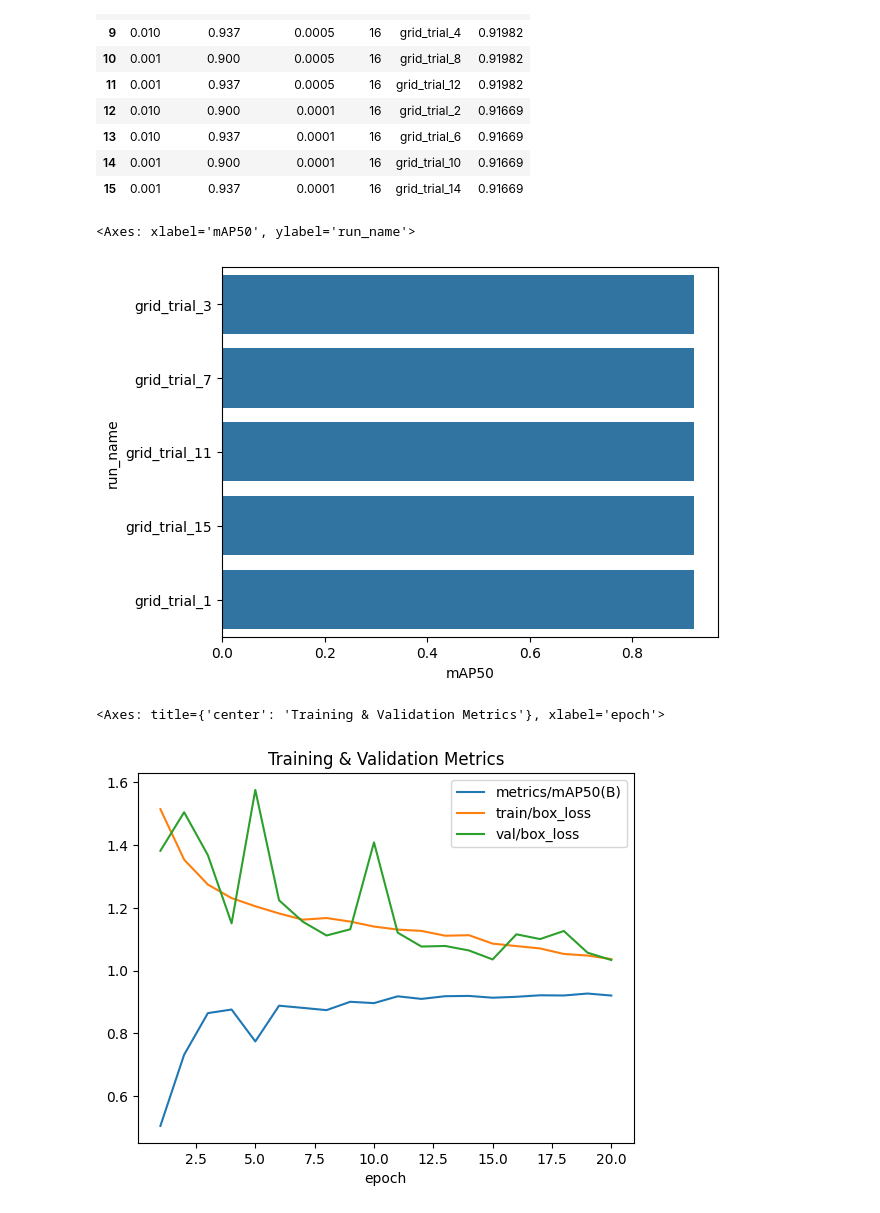
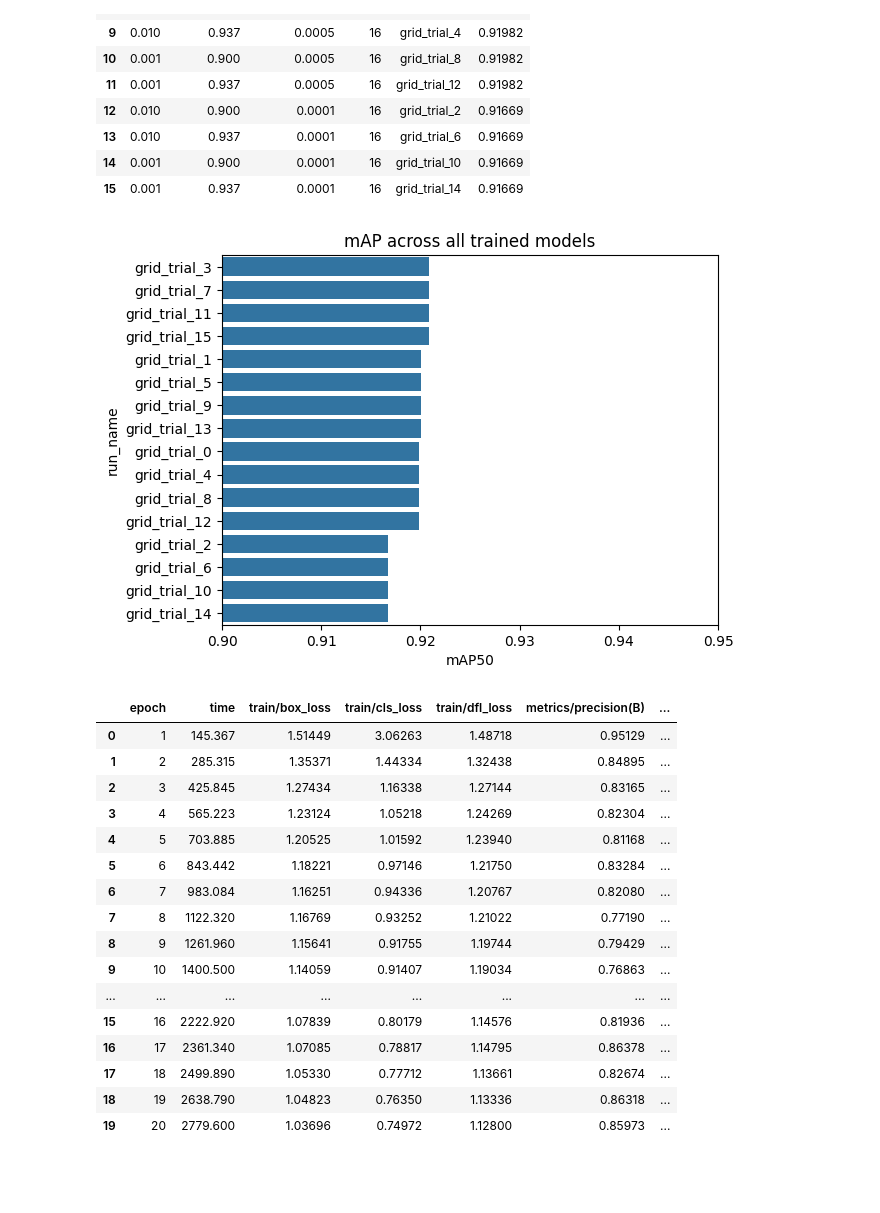
Before and after one commit to KacperTurek/Cerebre-recruitment-task, a Jupyter notebook: notebooks/03_model_evaluation.ipynb, the cells around one changed output. Saved outputs shown, nothing was run; the diff lists cells and outputs as text; code cells hidden in the pictures; blank space fills up the shorter version.

Commit message:
updated model evaluation notebook

```diff
--- a/notebooks/03_model_evaluation.ipynb
+++ b/notebooks/03_model_evaluation.ipynb
@@ -25,13 +26,32 @@ results_df.sort_values(by="mAP50", ascending=False)
 | 14 | 0.001 | 0.900 | 0.0001 | 16 | grid_trial_10 | 0.91669 |
 | 15 | 0.001 | 0.937 | 0.0001 | 16 | grid_trial_14 | 0.91669 |
 # %%
-sns.barplot(x="mAP50", y="run_name", data=results_df.sort_values(by="mAP50", ascending=False).head(5))
+fig, ax = plt.subplots()
+sns.barplot(x="mAP50", y="run_name", ax=ax, data=results_df.sort_values(by="mAP50", ascending=False))
+ax.set_xlim(0.9, 0.95)
+plt.title("mAP across all trained models")
+plt.savefig(f'../images/all_models_map50.png')
+plt.show()
 # %% [output]
-<Axes: xlabel='mAP50', ylabel='run_name'>
-[figure, old version]
+[figure, new version]
 # %%
 df = pd.read_csv("grid_search_yolov8/grid_trial_3/results.csv")
-df[["epoch", "metrics/mAP50(B)", "train/box_loss", "val/box_loss"]].plot(x="epoch", title="Training & Validation Metrics")
+df
 # %% [output]
-<Axes: title={'center': 'Training & Validation Metrics'}, xlabel='epoch'>
-[figure, removed]
+|  | epoch | time | train/box_loss | train/cls_loss | train/dfl_loss | metrics/precision(B) | ... |
+| 0 | 1 | 145.367 | 1.51449 | 3.06263 | 1.48718 | 0.95129 | ... |
+| 1 | 2 | 285.315 | 1.35371 | 1.44334 | 1.32438 | 0.84895 | ... |
+| 2 | 3 | 425.845 | 1.27434 | 1.16338 | 1.27144 | 0.83165 | ... |
+| 3 | 4 | 565.223 | 1.23124 | 1.05218 | 1.24269 | 0.82304 | ... |
+| 4 | 5 | 703.885 | 1.20525 | 1.01592 | 1.23940 | 0.81168 | ... |
+| 5 | 6 | 843.442 | 1.18221 | 0.97146 | 1.21750 | 0.83284 | ... |
+| 6 | 7 | 983.084 | 1.16251 | 0.94336 | 1.20767 | 0.82080 | ... |
+| 7 | 8 | 1122.320 | 1.16769 | 0.93252 | 1.21022 | 0.77190 | ... |
+| 8 | 9 | 1261.960 | 1.15641 | 0.91755 | 1.19744 | 0.79429 | ... |
+| 9 | 10 | 1400.500 | 1.14059 | 0.91407 | 1.19034 | 0.76863 | ... |
+| ... | ... | ... | ... | ... | ... | ... | ... |
+| 15 | 16 | 2222.920 | 1.07839 | 0.80179 | 1.14576 | 0.81936 | ... |
+| 16 | 17 | 2361.340 | 1.07085 | 0.78817 | 1.14795 | 0.86378 | ... |
+| 17 | 18 | 2499.890 | 1.05330 | 0.77712 | 1.13661 | 0.82674 | ... |
+| 18 | 19 | 2638.790 | 1.04823 | 0.76350 | 1.13336 | 0.86318 | ... |
+| 19 | 20 | 2779.600 | 1.03696 | 0.74972 | 1.12800 | 0.85973 | ... |
```
Also changed, not shown: parts of 6 cells of this notebook.
